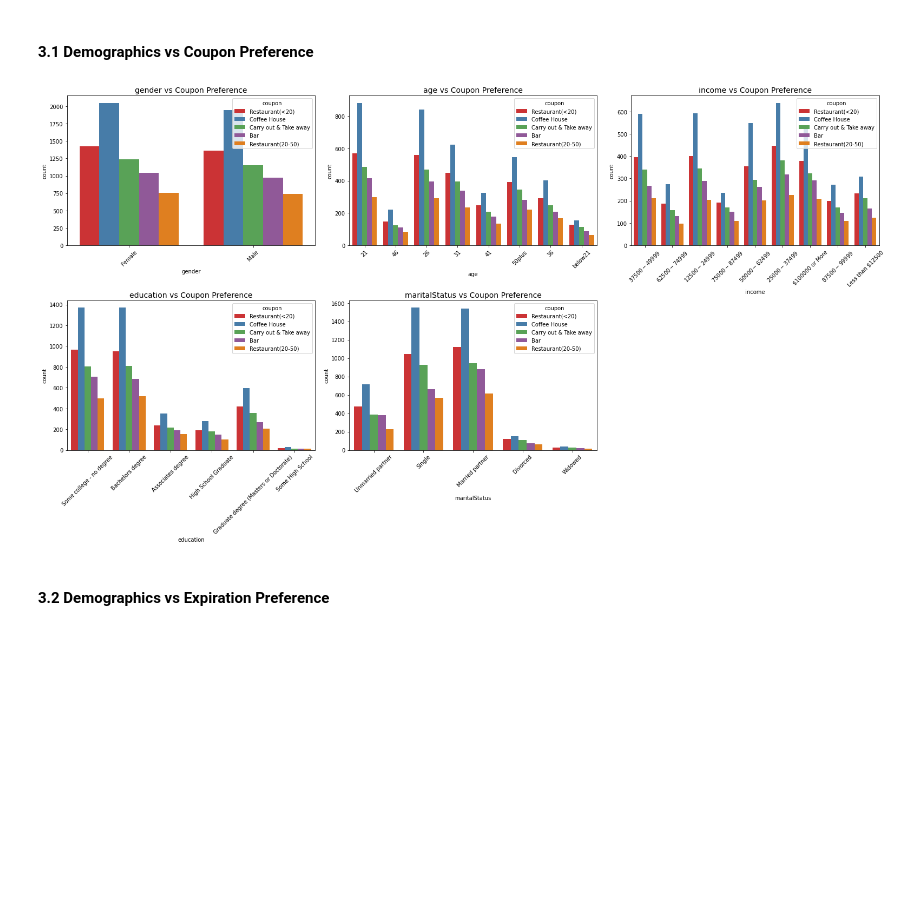
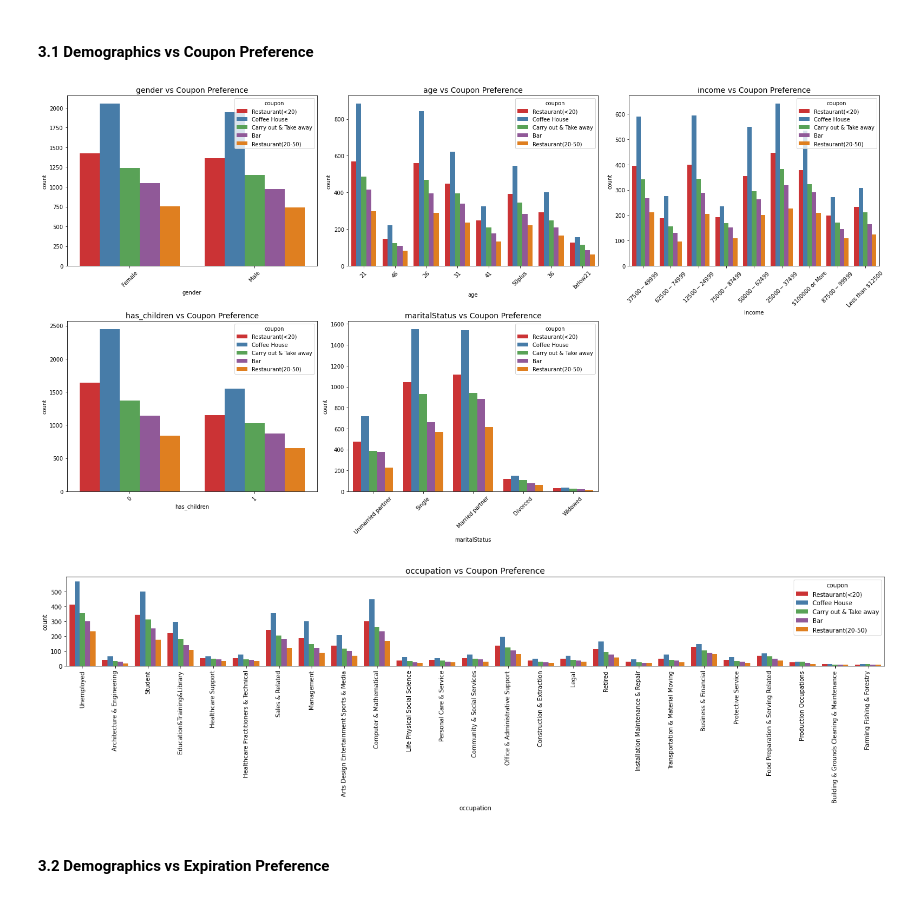
Before and after one commit to Amarabolive/Team-Twarb, a Jupyter notebook: eda.ipynb, the cells around one changed output. Drawn from its saved outputs; the diff is of its cells as text; code cells hidden in the pictures; blank space fills up the shorter version.

```diff
--- a/eda.ipynb
+++ b/eda.ipynb
@@ -410,0 +425,7 @@ plt.show()
+# %%
+# Frequency distributions of categorical predictors
+cat_features = ['destination', 'weather', 'time','temperature']
+
+for col in cat_features:
+    print(f"\nValue counts of {col}:")
+    print(df[col].value_counts())
@@ -488,35 +543,46 @@ Observations from the analysis above:
 ####  3.1 Demographics vs Coupon Preference
 # %%
 
-#  demographic columns
-demograph_cols = ['gender', 'age', 'income', 'education', 'maritalStatus']
+# demographic columns
+demograph_cols = ['gender', 'age', 'income', 'has_children', 'maritalStatus']
+occupation_col = 'occupation'
 
-# Plotting
+# Plot first 5
 fig, axes = plt.subplots(2, 3, figsize=(22, 12))
 axes = axes.flatten()
 
-# Loop through each demographic column
 for i, col in enumerate(demograph_cols):
-
     sns.countplot(
         x=col,
         hue='coupon',
         data=df,
         ax=axes[i],
         palette='Set1'
     )
     axes[i].set_title(f'{col} vs Coupon Preference', fontsize=14)
     axes[i].tick_params(axis='x', rotation=45)
 
-# Hide any unused subplot axes
-for j in range(len(demograph_cols), len(axes)):
-    axes[j].set_visible(False)
-
+# Hide the last unused subplot
+axes[-1].set_visible(False)
 
 plt.tight_layout()
 plt.show()
+
+# Plot occupation separately
+plt.figure(figsize=(20, 6))
+sns.countplot(
+    x=occupation_col,
+    hue='coupon',
+    data=df,
+    palette='Set1'
+)
+plt.title(f'{occupation_col} vs Coupon Preference', fontsize=14)
+plt.xticks(rotation=90)
+plt.tight_layout()
+plt.show()
 # %% [output]
-[figure, old version]
+[figure, new version]
+[figure, added]
 # %% [markdown]
 #### 3.2 Demographics vs Expiration Preference
 # %%
```
Also changed, not shown: parts of 16 cells of this notebook.
